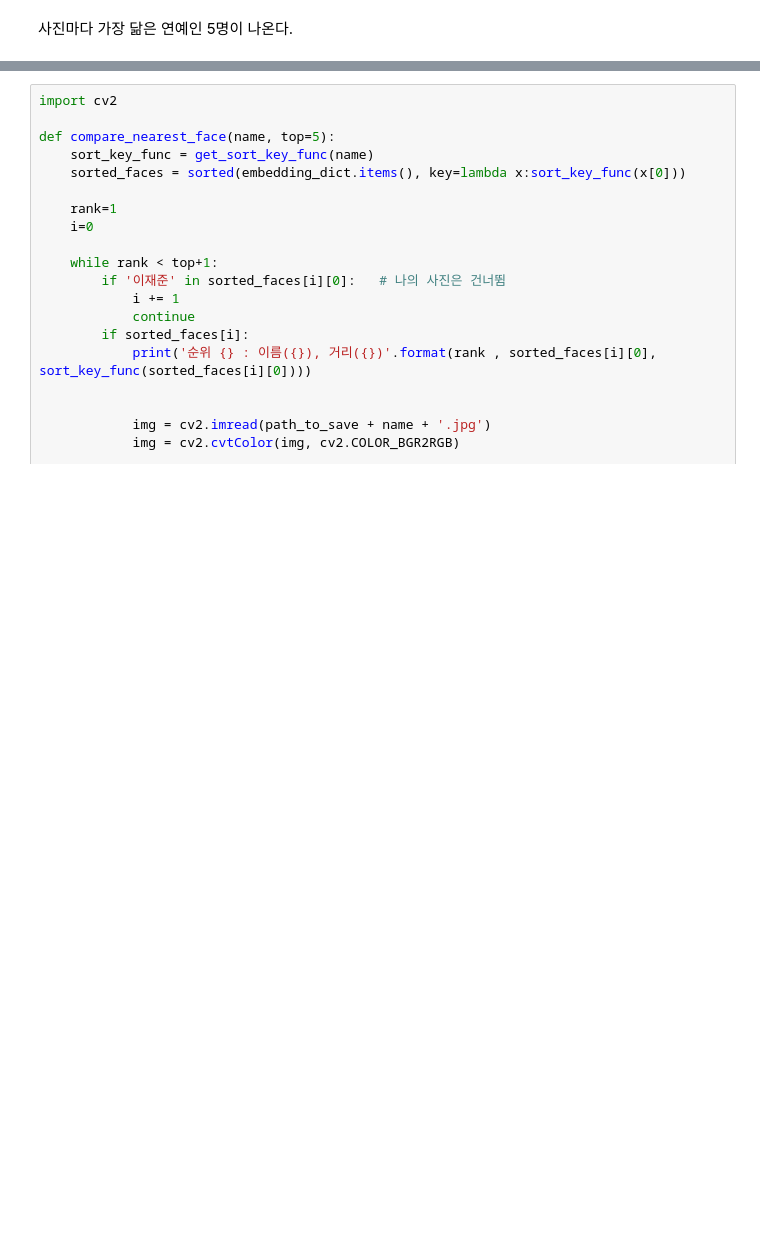
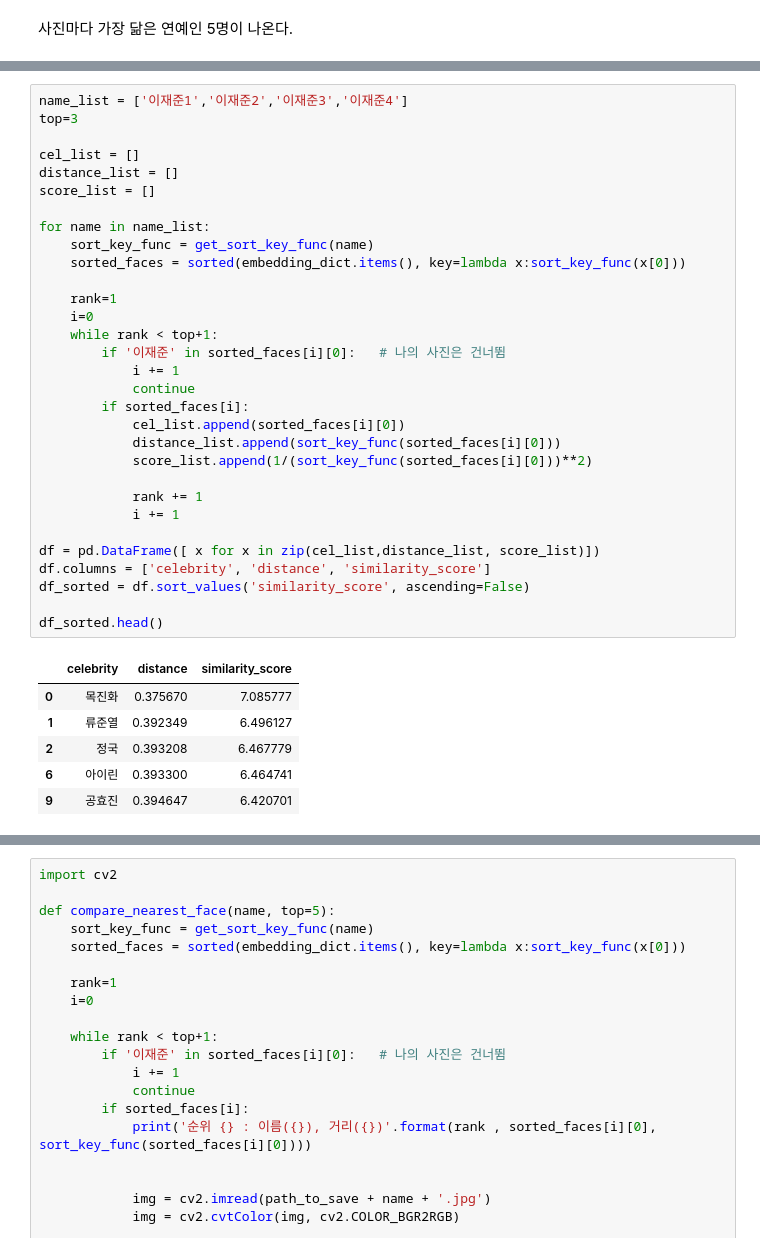
Before and after one commit to ai-rtistic/AIFFEL-Project, a Jupyter notebook: Exploration/EP05_Look-alike_Celebrities.ipynb, the cells around one changed output, grey strips where cells are left out. Drawn from its saved outputs; the diff is of its cells as text; blank space fills up the shorter version.

```diff
--- a/Exploration/EP05_Look-alike_Celebrities.ipynb
+++ b/Exploration/EP05_Look-alike_Celebrities.ipynb
@@ -261,0 +273,38 @@ get_nearest_face('이재준4')
+# %%
+name_list = ['이재준1','이재준2','이재준3','이재준4']
+top=3
+
+cel_list = []
+distance_list = []
+score_list = []
+
+for name in name_list:
+    sort_key_func = get_sort_key_func(name)
+    sorted_faces = sorted(embedding_dict.items(), key=lambda x:sort_key_func(x[0]))
+
+    rank=1
+    i=0
+    while rank < top+1:
+        if '이재준' in sorted_faces[i][0]:   # 나의 사진은 건너뜀
+            i += 1
+            continue
+        if sorted_faces[i]:
+            cel_list.append(sorted_faces[i][0])
+            distance_list.append(sort_key_func(sorted_faces[i][0]))
+            score_list.append(1/(sort_key_func(sorted_faces[i][0]))**2)
+
+            rank += 1
+            i += 1
+
+df = pd.DataFrame([ x for x in zip(cel_list,distance_list, score_list)])
+df.columns = ['celebrity', 'distance', 'similarity_score']
+df_sorted = df.sort_values('similarity_score', ascending=False)
+
+df_sorted.head()
+# %% [output]
+|  | celebrity | distance | similarity_score |
+| 0 | 목진화 | 0.375670 | 7.085777 |
+| 1 | 류준열 | 0.392349 | 6.496127 |
+| 2 | 정국 | 0.393208 | 6.467779 |
+| 6 | 아이린 | 0.393300 | 6.464741 |
+| 9 | 공효진 | 0.394647 | 6.420701 |
```
Also changed, not shown: parts of 6 cells of this notebook.
